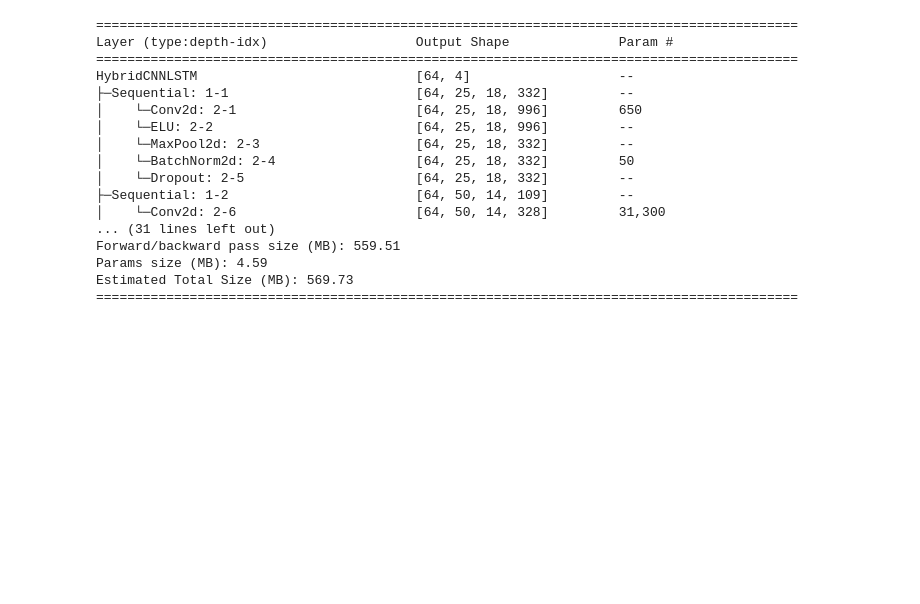
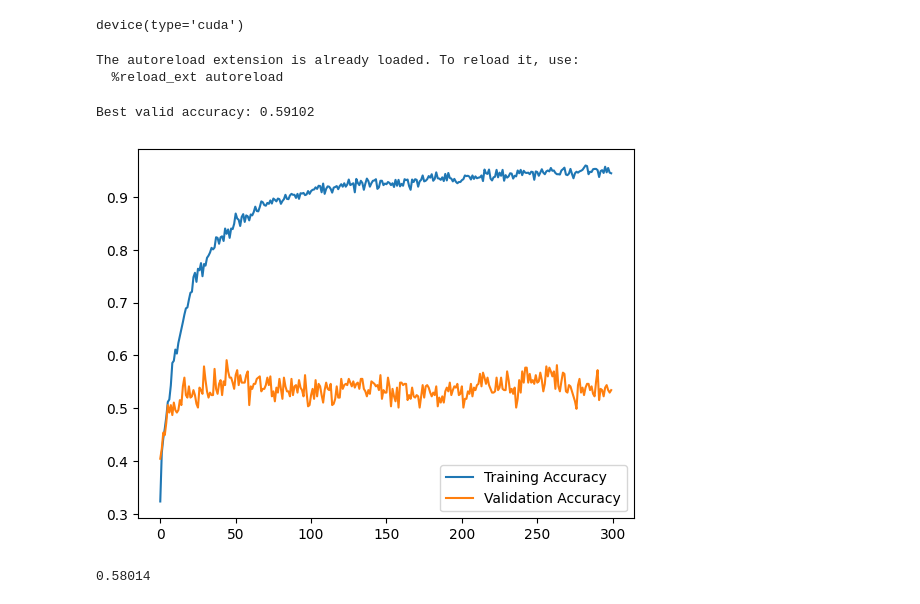
Before and after one commit to TurnerKaminski/ECE147-Final-Project, a Jupyter notebook: architectures.ipynb, the cells around one changed output. Saved outputs shown, nothing was run; the diff lists cells and outputs as text; code cells hidden in the pictures; blank space fills up the shorter version.

Commit message:
Data data data

```diff
--- a/architectures.ipynb
+++ b/architectures.ipynb
@@ -6,6 +6,11 @@ from models import *
 from trainer import *
 import matplotlib.pyplot as plt
 from torchinfo import summary
+
+device = torch.device("cuda")
+device
+# %% [output]
+device(type='cuda')
 # %%
 %load_ext autoreload
 %autoreload 2
@@ -29,43 +34,41 @@ y_train_valid = y_train_valid - min_y
 y_test = y_test - min_y
 
 # Set up data sets
-s1_indices_train = [i for i, s in enumerate(person_train_valid) if s == 0]
-s1_indices_test = [i for i, s in enumerate(person_test) if s == 0]
-X_train_valid_s1 = X_train_valid[s1_indices_train,:,:400]
-y_train_valid_s1 = y_train_valid[s1_indices_train]
-X_test_s1 = X_test[s1_indices_test,:,:400]
-y_test_s1 = y_test[s1_indices_test]
+X_train_valid = X_train_valid[:,:,:400]
+X_test = X_test[:,:,:400]
 
 # Make dataloader test set for the single subject
 # Convert data to tensors
-X_tensor = torch.FloatTensor(X_test_s1)
-y_tensor = torch.LongTensor(y_test_s1)
+X_tensor = torch.FloatTensor(X_test)
+y_tensor = torch.LongTensor(y_test)
 
 # Combine X and y into a TensorDataset
 dataset = TensorDataset(X_tensor, y_tensor)
 
 # Prepare dataloaders
-test_dataloader_s1 = DataLoader(dataset, batch_size=256, shuffle=False)
+test_dataloader = DataLoader(dataset, batch_size=256, shuffle=False)
+# %% [output]
+The autoreload extension is already loaded. To reload it, use:
+  %reload_ext autoreload
-# %%
-# Tonmoy architecture
-Tonmoy_summary = HybridCNNLSTM()
-summary(Tonmoy_summary, input_size=(64, 22, 1000))
-# %% [output]
-==========================================================================================
-Layer (type:depth-idx)                   Output Shape              Param #
-==========================================================================================
-HybridCNNLSTM                            [64, 4]                   --
-├─Sequential: 1-1                        [64, 25, 18, 332]         --
-│    └─Conv2d: 2-1                       [64, 25, 18, 996]         650
-│    └─ELU: 2-2                          [64, 25, 18, 996]         --
-│    └─MaxPool2d: 2-3                    [64, 25, 18, 332]         --
-│    └─BatchNorm2d: 2-4                  [64, 25, 18, 332]         50
-│    └─Dropout: 2-5                      [64, 25, 18, 332]         --
-├─Sequential: 1-2                        [64, 50, 14, 109]         --
-│    └─Conv2d: 2-6                       [64, 50, 14, 328]         31,300
-... (31 lines left out)
-Forward/backward pass size (MB): 559.51
-Params size (MB): 4.59
-Estimated Total Size (MB): 569.73
-==========================================================================================
+# %%
+num_epochs=300
+test_accs = []
+
+for i in range(1):
+    cnn = TonmoyNet().to(device)
+    valid_acc, trains, valids = fit(cnn, X_train_valid, y_train_valid, device, epochs=num_epochs)
+    plt.figure()
+    plt.plot(range(num_epochs), trains)
+    plt.plot(range(num_epochs), valids)
+    plt.legend(['Training Accuracy', 'Validation Accuracy'])
+    plt.show()
+    test_acc, _ = evaluate(cnn, test_dataloader, device)
+    test_accs.append(test_acc)
+
+#print(test_accs)
+print(np.mean(test_accs))
+# %% [output]
+Best valid accuracy: 0.59102
+[figure, added]
+0.58014
 # %%
```
Also changed, not shown: parts of 3 cells of this notebook, 17 other files.
